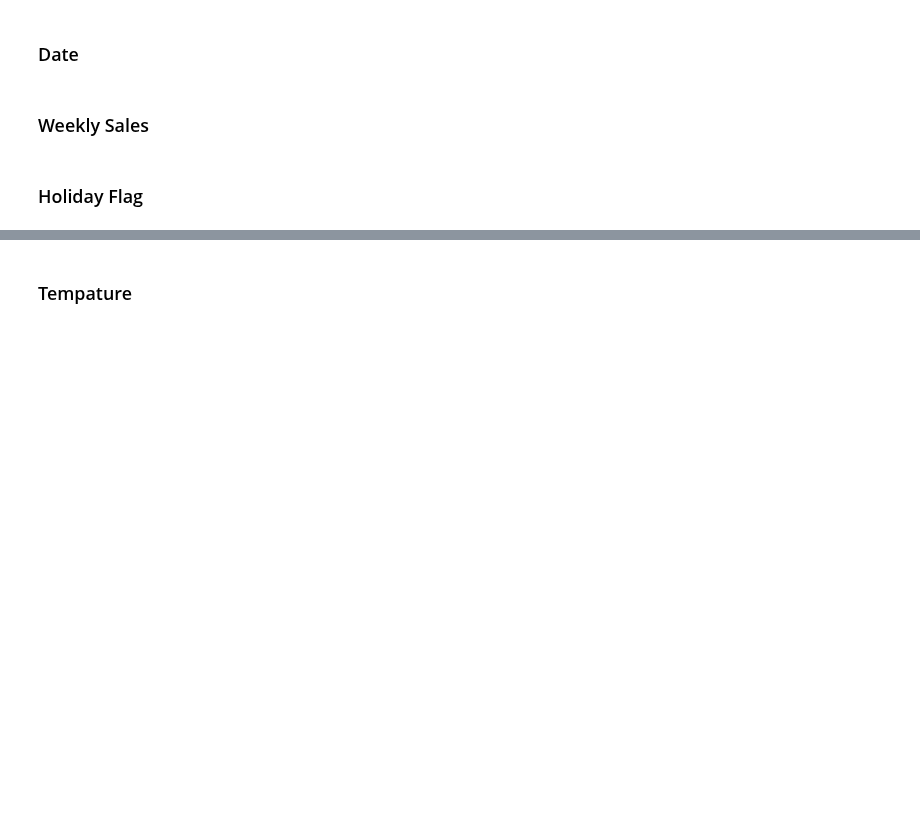
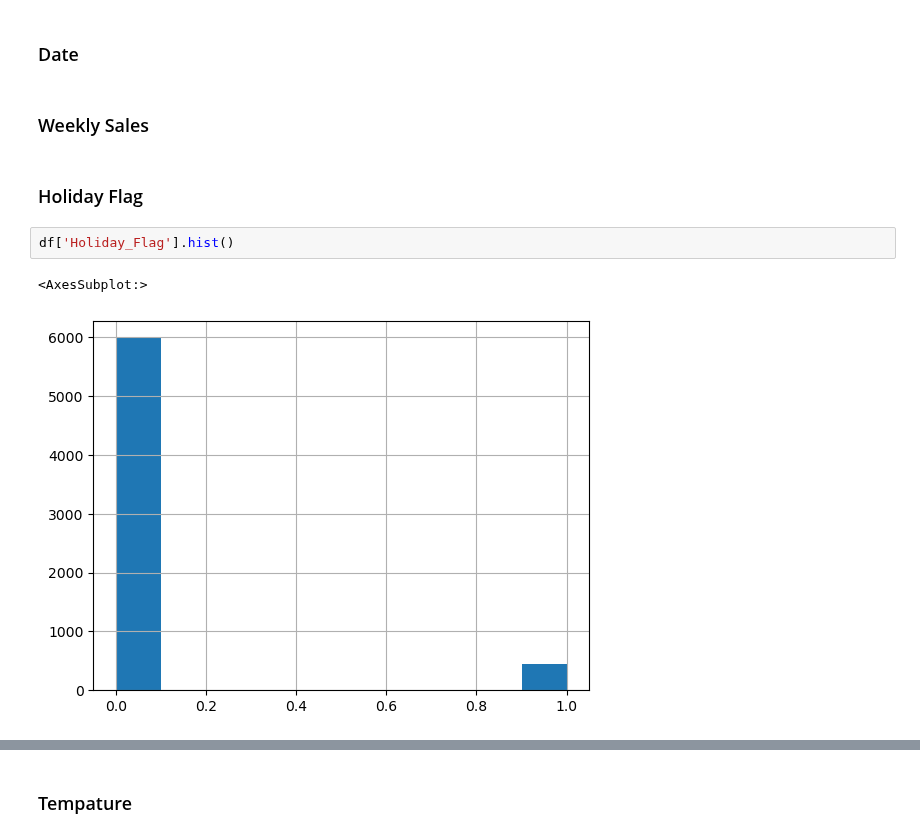
Before and after one commit to ChrisPerezLebron/CMSC320Project, a Jupyter notebook: main.ipynb, the cells around one changed output, grey strips where cells are left out. Drawn from its saved outputs; the diff is of its cells as text; blank space fills up the shorter version.

```diff
--- a/main.ipynb
+++ b/main.ipynb
@@ -27,3 +27,8 @@ df.head()
 ### Weekly Sales
 # %% [markdown]
 ### Holiday Flag
+# %%
+df['Holiday_Flag'].hist()
+# %% [output]
+<AxesSubplot:>
+[figure, added]
```
Also changed, not shown: parts of 13 cells of this notebook.
